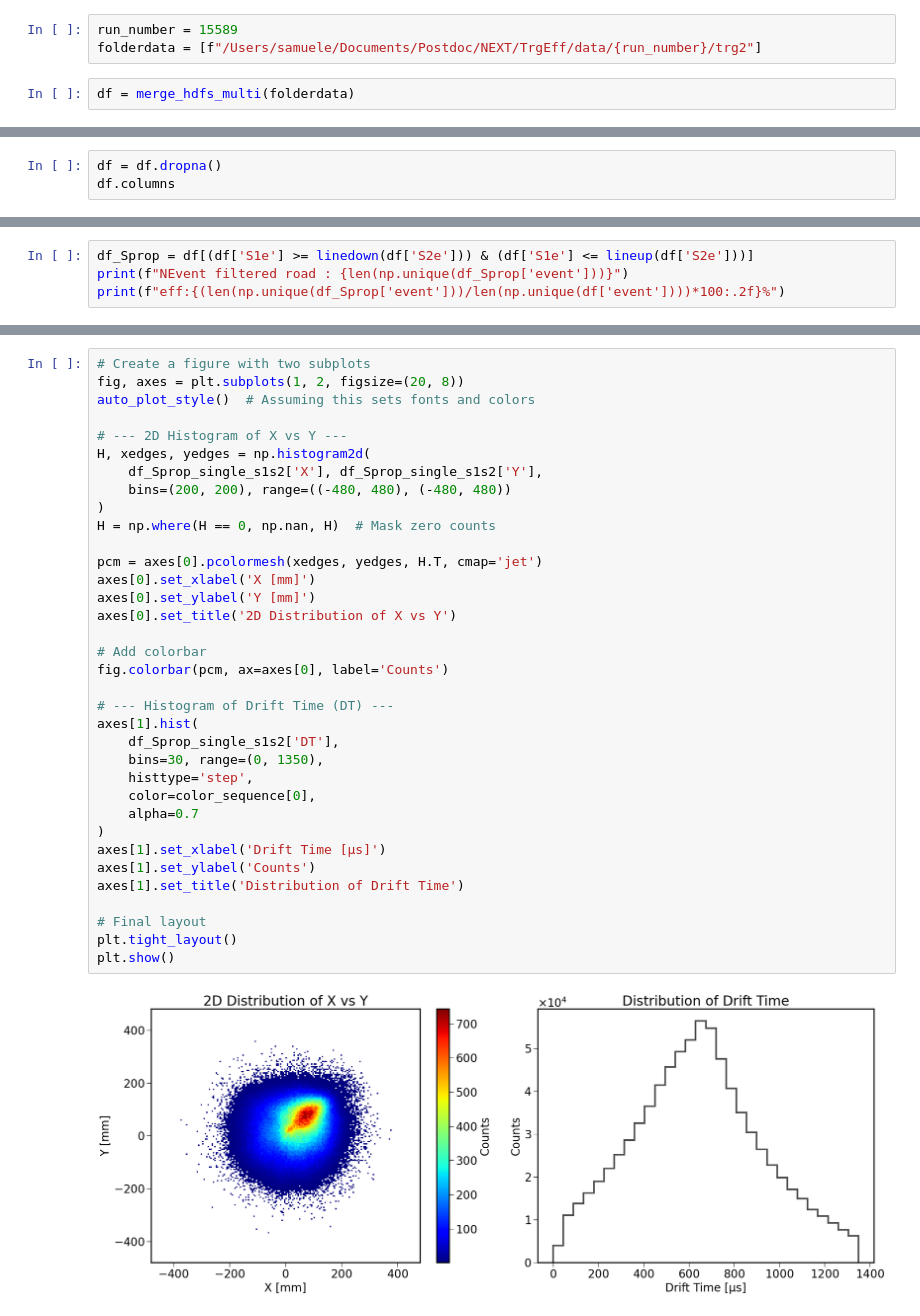
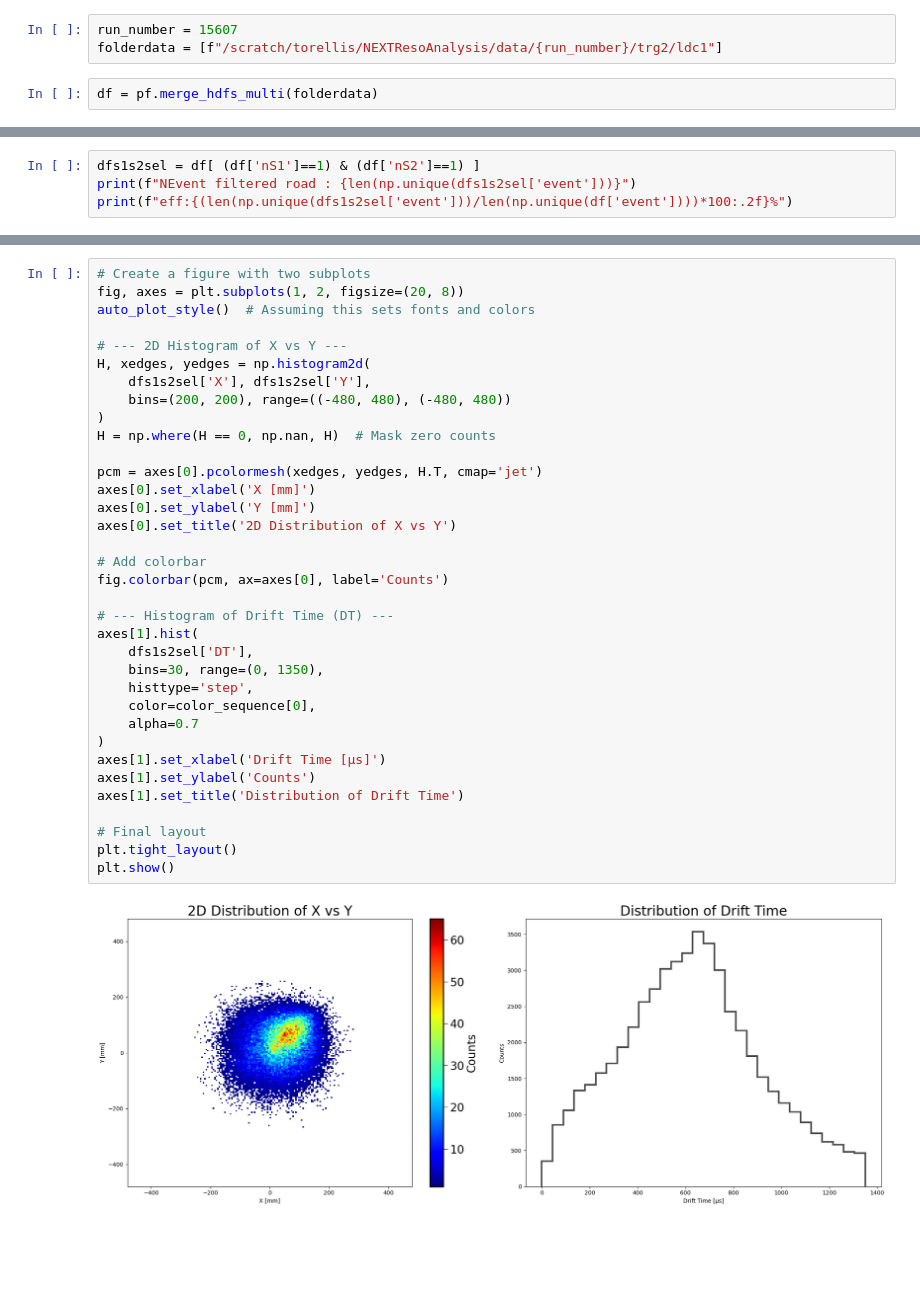
Before and after one commit to jjgomezcadenas/ASpirit, a Jupyter notebook: nb/HESophroniaAnalysis_st.ipynb, the cells around one changed output, grey strips where cells are left out. Cells and saved outputs as stored; diff of their text form; blank space fills up the shorter version.

```diff
--- a/nb/HESophroniaAnalysis_st.ipynb
+++ b/nb/HESophroniaAnalysis_st.ipynb
@@ -26,6 +30,6 @@ import importlib
 #
 # %%
-run_number = 15589
-folderdata = [f"/Users/samuele/Documents/Postdoc/NEXT/TrgEff/data/{run_number}/trg2"]
+run_number = 15607
+folderdata = [f"/scratch/torellis/NEXTResoAnalysis/data/{run_number}/trg2/ldc1"]
 # %%
-df = merge_hdfs_multi(folderdata)
+df = pf.merge_hdfs_multi(folderdata)
@@ -53,3 +35,0 @@ plt.tight_layout()
-# %%
-df = df.dropna()
-df.columns
@@ -98,5 +36,5 @@ plt.show()
 # %%
-df_Sprop = df[(df['S1e'] >= linedown(df['S2e'])) & (df['S1e'] <= lineup(df['S2e']))]
-print(f"NEvent filtered road : {len(np.unique(df_Sprop['event']))}")
-print(f"eff:{(len(np.unique(df_Sprop['event']))/len(np.unique(df['event'])))*100:.2f}%")
+dfs1s2sel = df[ (df['nS1']==1) & (df['nS2']==1) ]
+print(f"NEvent filtered road : {len(np.unique(dfs1s2sel['event']))}")
+print(f"eff:{(len(np.unique(dfs1s2sel['event']))/len(np.unique(df['event'])))*100:.2f}%")
 # %% [output]
@@ -117,35 +47,35 @@ auto_plot_style()  # Assuming this sets fonts and colors
 
 # --- 2D Histogram of X vs Y ---
 H, xedges, yedges = np.histogram2d(
-    df_Sprop_single_s1s2['X'], df_Sprop_single_s1s2['Y'],
+    dfs1s2sel['X'], dfs1s2sel['Y'],
     bins=(200, 200), range=((-480, 480), (-480, 480))
 )
 H = np.where(H == 0, np.nan, H)  # Mask zero counts
 
 pcm = axes[0].pcolormesh(xedges, yedges, H.T, cmap='jet')
 axes[0].set_xlabel('X [mm]')
 axes[0].set_ylabel('Y [mm]')
 axes[0].set_title('2D Distribution of X vs Y')
 
 # Add colorbar
 fig.colorbar(pcm, ax=axes[0], label='Counts')
 
 # --- Histogram of Drift Time (DT) ---
 axes[1].hist(
-    df_Sprop_single_s1s2['DT'],
+    dfs1s2sel['DT'],
     bins=30, range=(0, 1350),
     histtype='step',
     color=color_sequence[0],
     alpha=0.7
 )
 axes[1].set_xlabel('Drift Time [μs]')
 axes[1].set_ylabel('Counts')
 axes[1].set_title('Distribution of Drift Time')
 
 # Final layout
 plt.tight_layout()
 plt.show()
 # %% [output]
-[figure, old version]
+[figure, new version]
 # %%
 plt.figure(figsize=(8, 5))
```
Also changed, not shown: parts of 14 cells of this notebook, 11 other files.
